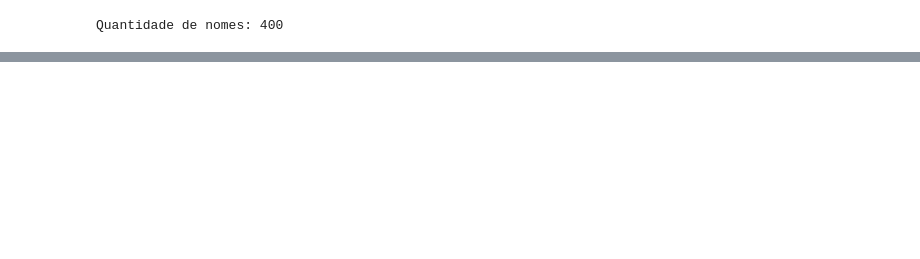
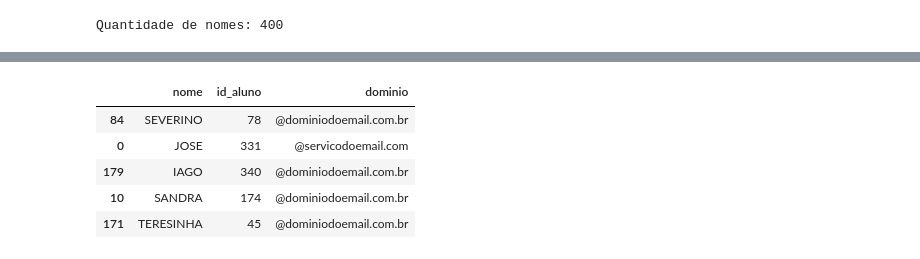
Before and after one commit to GabrielTB1/Pandas-IO, a Jupyter notebook: Pandas_IO.ipynb, the cells around one changed output, grey strips where cells are left out. Saved outputs shown, nothing was run; the diff lists cells and outputs as text; code cells hidden in the pictures; blank space fills up the shorter version.

```diff
--- a/Pandas_IO.ipynb
+++ b/Pandas_IO.ipynb
@@ -42,0 +69,9 @@ nomes.sample(5)
+# %%
+nomes.sample(5)
+# %% [output]
+|  | nome | id_aluno | dominio |
+| 84 | SEVERINO | 78 | @dominiodoemail.com.br |
+| 0 | JOSE | 331 | @servicodoemail.com |
+| 179 | IAGO | 340 | @dominiodoemail.com.br |
+| 10 | SANDRA | 174 | @dominiodoemail.com.br |
+| 171 | TERESINHA | 45 | @dominiodoemail.com.br |
```
Also changed, not shown: parts of 12 cells of this notebook.
